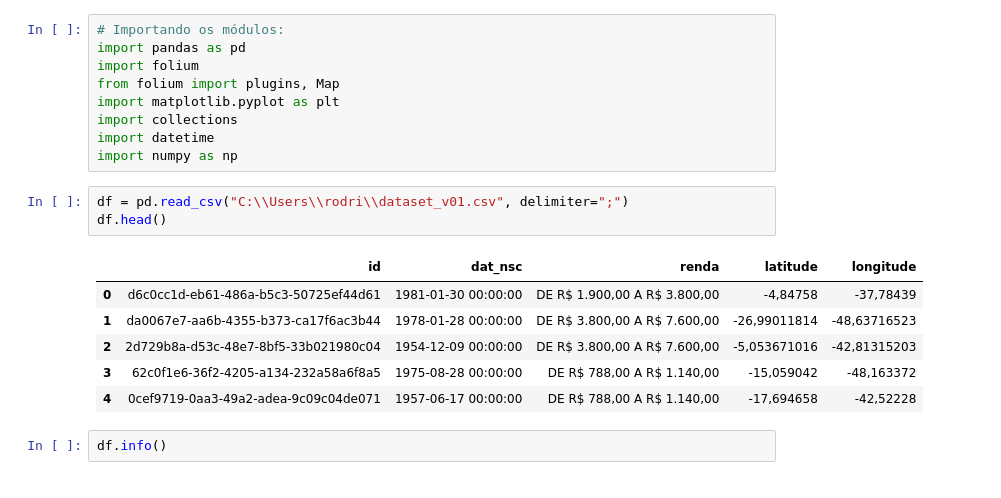
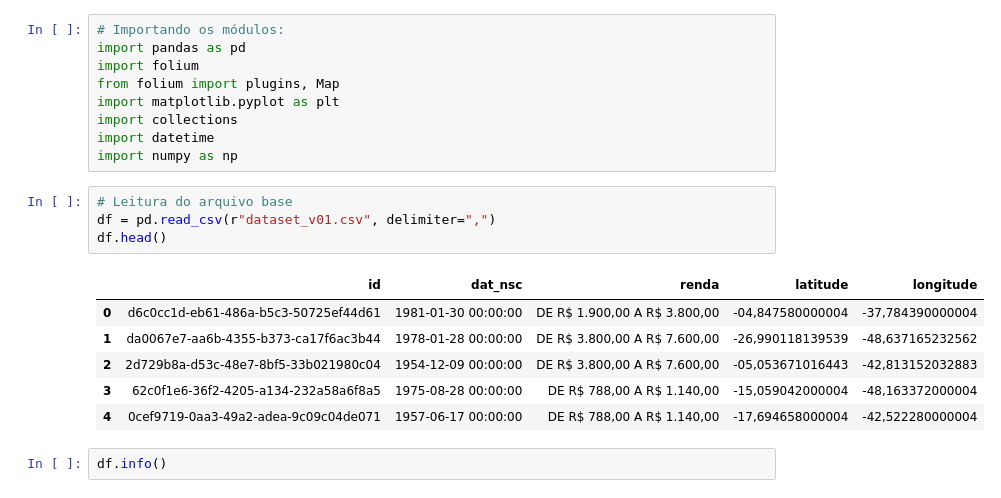
Before and after one commit to rodrigoqfcosta/API-SPC, a Jupyter notebook: analise_jupyter/Análise de Dados Dataset - API- SPC.ipynb, the cells around one changed output. Saved outputs shown, nothing was run; the diff lists cells and outputs as text.

Commit message:
Update - novo mapa e leitura do arquivo reestruturado

```diff
--- a/analise_jupyter/Análise de Dados Dataset - API- SPC.ipynb
+++ b/analise_jupyter/Análise de Dados Dataset - API- SPC.ipynb
@@ -8,15 +8,16 @@ import collections
 import datetime
 import numpy as np
 # %%
-df = pd.read_csv("C:\\Users\\rodri\\dataset_v01.csv", delimiter=";")
+# Leitura do arquivo base
+df = pd.read_csv(r"dataset_v01.csv", delimiter=",")
 df.head()
 # %% [output]
 |  | id | dat_nsc | renda | latitude | longitude |
-| 0 | d6c0cc1d-eb61-486a-b5c3-50725ef44d61 | 1981-01-30 00:00:00 | DE R$ 1.900,00 A R$ 3.800,00 | -4,84758 | -37,78439 |
-| 1 | da0067e7-aa6b-4355-b373-ca17f6ac3b44 | 1978-01-28 00:00:00 | DE R$ 3.800,00 A R$ 7.600,00 | -26,99011814 | -48,63716523 |
-| 2 | 2d729b8a-d53c-48e7-8bf5-33b021980c04 | 1954-12-09 00:00:00 | DE R$ 3.800,00 A R$ 7.600,00 | -5,053671016 | -42,81315203 |
-| 3 | 62c0f1e6-36f2-4205-a134-232a58a6f8a5 | 1975-08-28 00:00:00 | DE R$ 788,00 A R$ 1.140,00 | -15,059042 | -48,163372 |
-| 4 | 0cef9719-0aa3-49a2-adea-9c09c04de071 | 1957-06-17 00:00:00 | DE R$ 788,00 A R$ 1.140,00 | -17,694658 | -42,52228 |
+| 0 | d6c0cc1d-eb61-486a-b5c3-50725ef44d61 | 1981-01-30 00:00:00 | DE R$ 1.900,00 A R$ 3.800,00 | -04,847580000004 | -37,784390000004 |
+| 1 | da0067e7-aa6b-4355-b373-ca17f6ac3b44 | 1978-01-28 00:00:00 | DE R$ 3.800,00 A R$ 7.600,00 | -26,990118139539 | -48,637165232562 |
+| 2 | 2d729b8a-d53c-48e7-8bf5-33b021980c04 | 1954-12-09 00:00:00 | DE R$ 3.800,00 A R$ 7.600,00 | -05,053671016443 | -42,813152032883 |
+| 3 | 62c0f1e6-36f2-4205-a134-232a58a6f8a5 | 1975-08-28 00:00:00 | DE R$ 788,00 A R$ 1.140,00 | -15,059042000004 | -48,163372000004 |
+| 4 | 0cef9719-0aa3-49a2-adea-9c09c04de071 | 1957-06-17 00:00:00 | DE R$ 788,00 A R$ 1.140,00 | -17,694658000004 | -42,522280000004 |
 # %%
 df.info()
 # %% [output]
```
Also changed, not shown: parts of 1 cell of this notebook, 1 other file.
